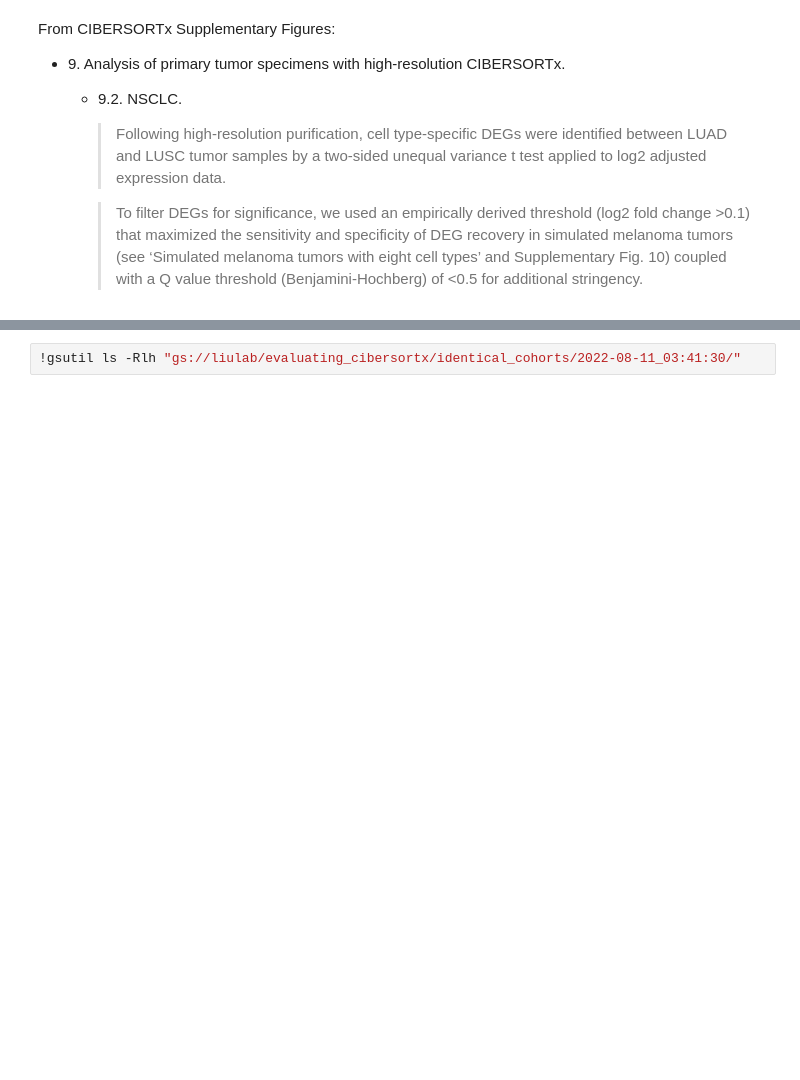
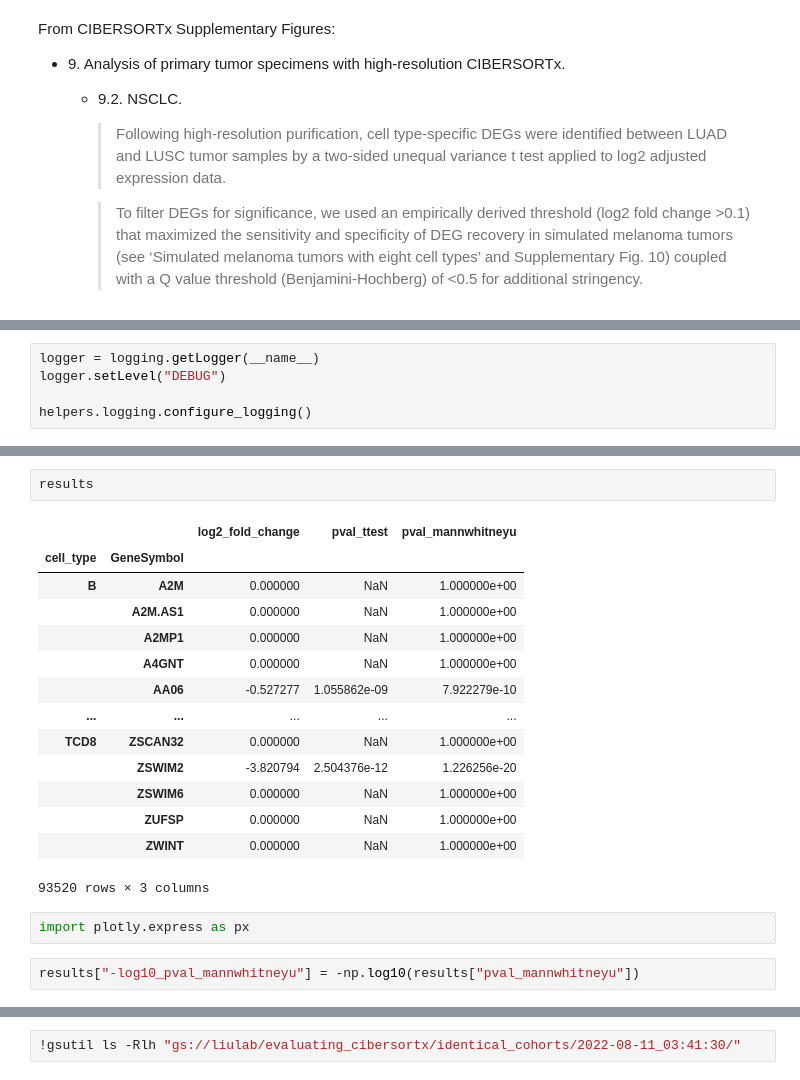
Before and after one commit to davidliu-lab/deconv, a Jupyter notebook: analysis/evaluating_cibersortx/identically_simulated_cohorts.ipynb, the cells around one changed output, grey strips where cells are left out. Saved outputs shown, nothing was run; the diff lists cells and outputs as text; blank space fills up the shorter version.

```diff
--- a/analysis/evaluating_cibersortx/identically_simulated_cohorts.ipynb
+++ b/analysis/evaluating_cibersortx/identically_simulated_cohorts.ipynb
@@ -18 +22,6 @@ df_geps_0 = pd.read_csv(uri_geps_0, sep="\t", index_col=0)
+# %%
+logger = logging.getLogger(__name__)
+logger.setLevel("DEBUG")
+
+helpers.logging.configure_logging()
 # %%
@@ -34,0 +76,21 @@ df_geps_0
+# %%
+results
+# %% [output]
+|  |  | log2_fold_change | pval_ttest | pval_mannwhitneyu |
+| cell_type | GeneSymbol |  |  |  |
+| B | A2M | 0.000000 | NaN | 1.000000e+00 |
+|  | A2M.AS1 | 0.000000 | NaN | 1.000000e+00 |
+|  | A2MP1 | 0.000000 | NaN | 1.000000e+00 |
+|  | A4GNT | 0.000000 | NaN | 1.000000e+00 |
+|  | AA06 | -0.527277 | 1.055862e-09 | 7.922279e-10 |
+| ... | ... | ... | ... | ... |
+| TCD8 | ZSCAN32 | 0.000000 | NaN | 1.000000e+00 |
+|  | ZSWIM2 | -3.820794 | 2.504376e-12 | 1.226256e-20 |
+|  | ZSWIM6 | 0.000000 | NaN | 1.000000e+00 |
+|  | ZUFSP | 0.000000 | NaN | 1.000000e+00 |
+|  | ZWINT | 0.000000 | NaN | 1.000000e+00 |
+93520 rows × 3 columns
+# %%
+import plotly.express as px
+# %%
+results["-log10_pval_mannwhitneyu"] = -np.log10(results["pval_mannwhitneyu"])
```
Also changed, not shown: parts of 10 cells of this notebook.
